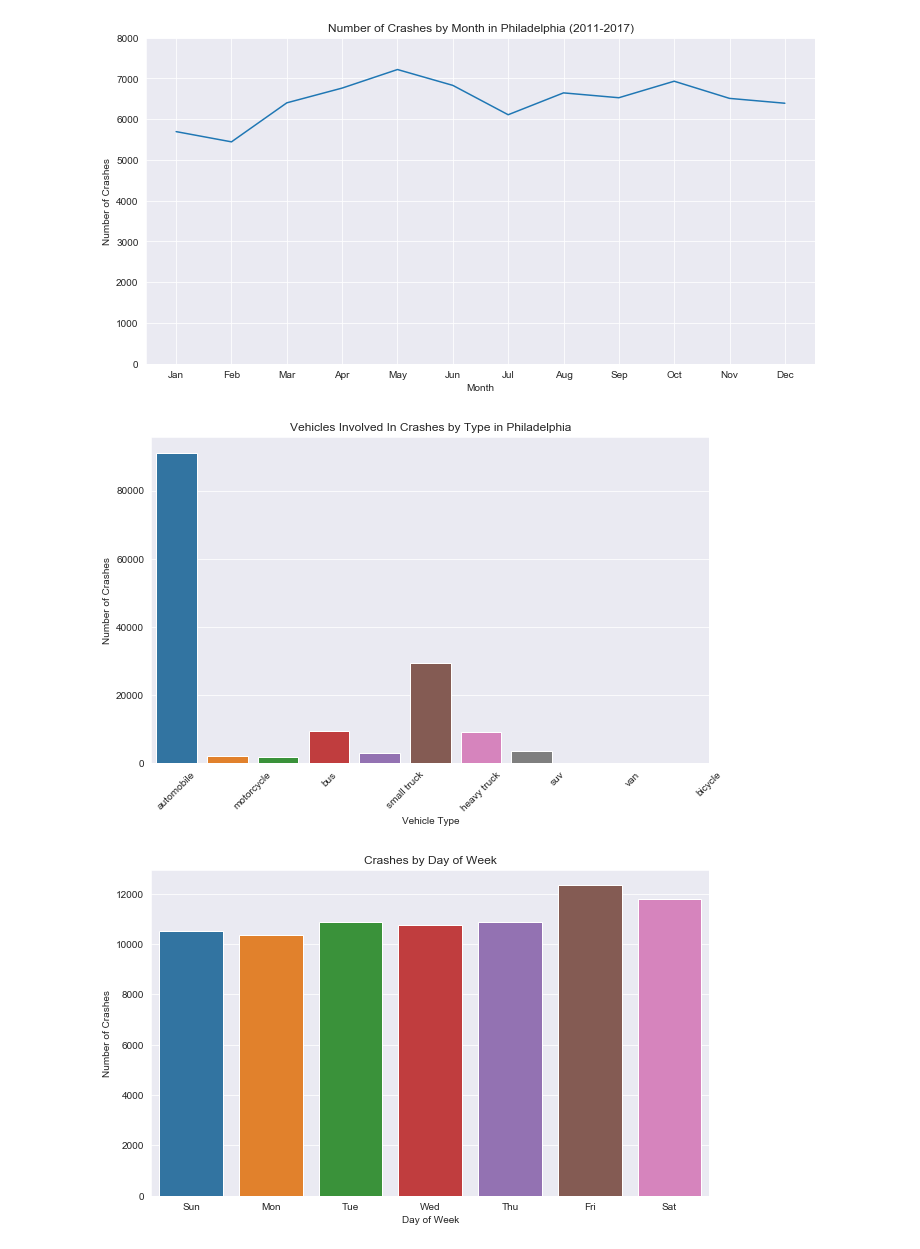
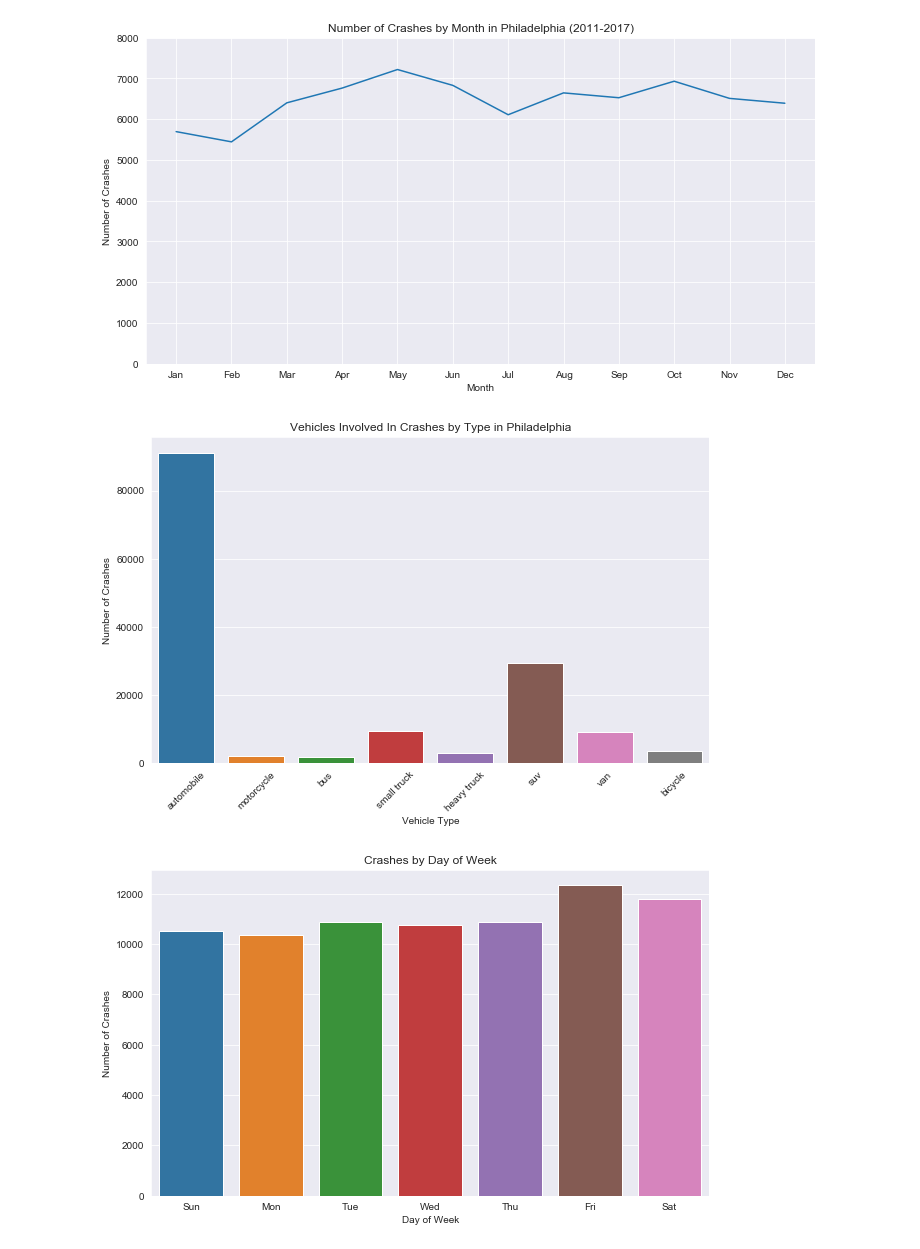
Before and after one commit to merlej/philly-crashes, a Jupyter notebook: Code/phl_crashes_eda.ipynb, the cells around one changed output. Saved outputs shown, nothing was run; the diff lists cells and outputs as text; code cells hidden in the pictures.

Commit message:
fixed labels on barplot

```diff
--- a/Code/phl_crashes_eda.ipynb
+++ b/Code/phl_crashes_eda.ipynb
@@ -78,27 +76,28 @@ plt.show()
 # %%
 # Create a bar plot of the types of vehicles involved in crashes
 # Construct a dataframe with only the vehicle types
 vehicle_data = data[['automobile_count', 'motorcycle_count', 'bus_count', 'small_truck_count',
                   'heavy_truck_count', 'suv_count', 'van_count', 'bicycle_count']]
 # Create a list of vehicle types for labels on the plot
 v_types = [c.split('_')[0] if c.split('_')[1]=='count'
            else c.split('_')[0] + ' ' + c.split('_')[1] for c in vehicle_data.columns]
 
 vehicle_sums = [vehicle_data[c].sum() for c in vehicle_data.columns]
-
 height = vehicle_sums
 bars = v_types
-y_pos = 1.5*np.arange(len(bars))
+y_pos = np.arange(len(bars))
+x_pos = np.arange(8)
+
 plt.figure(figsize = (10, 6))
-sns.barplot(y_pos, height)
-#plt.bar(y_pos, height)
-plt.xticks(y_pos, bars, rotation=45)
+sns.barplot(x=y_pos, y=height)
+
+plt.xticks(x_pos, bars, rotation=45)
 plt.title('Vehicles Involved In Crashes by Type in Philadelphia')
 plt.xlabel('Vehicle Type')
 plt.ylabel('Number of Crashes')
 plt.show()
 # %% [output]
-[figure, old version]
+[figure, new version]
 # %%
 # Construct a bar plot of the crashes by day of week
 day_data = data[['crn', 'day_of_week']]
```
Also changed, not shown: parts of 2 cells of this notebook.
